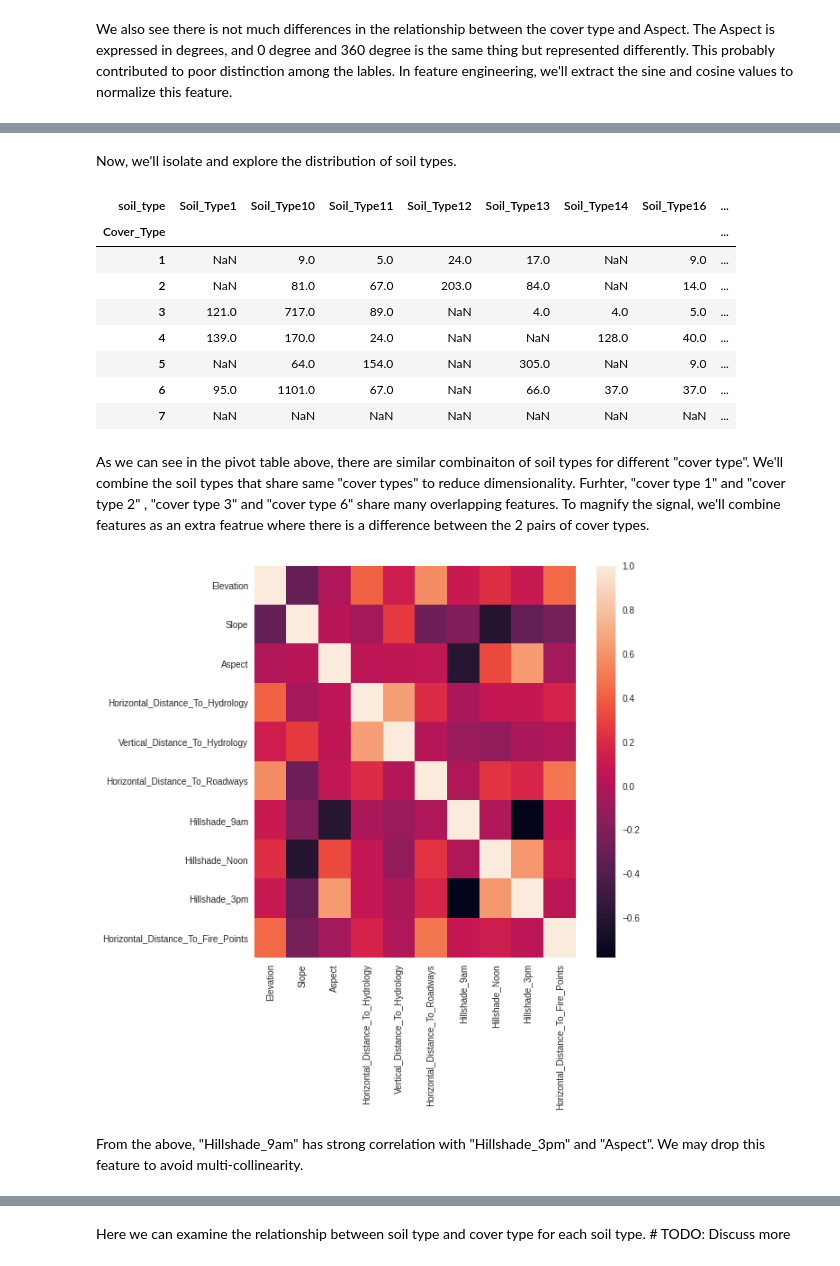
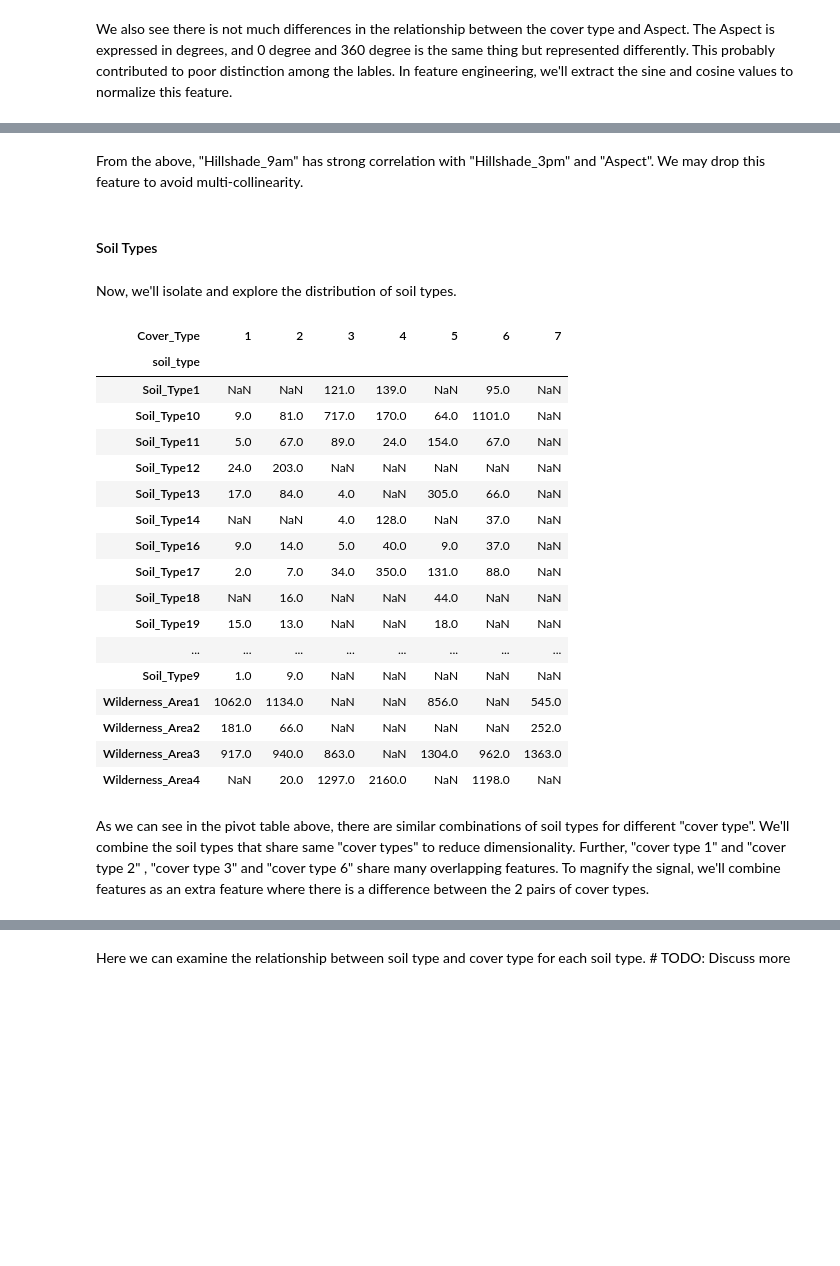
Before and after one commit to justinetaylor/mids-w207-final-project, a Jupyter notebook: clear_cut_solution.ipynb, the cells around one changed output, grey strips where cells are left out. Cells and saved outputs as stored; diff of their text form; code cells hidden in the pictures; blank space fills up the shorter version.

```diff
--- a/clear_cut_solution.ipynb
+++ b/clear_cut_solution.ipynb
@@ -170,3 +196,7 @@ No null values in the dataset. Also noted the "aspect" variable has a value betw
+# %% [markdown]
+From the above, "Hillshade_9am" has strong correlation with "Hillshade_3pm" and "Aspect". We may drop this feature to avoid multi-collinearity.
+# %% [markdown]
+#### Soil Types
 # %% [markdown]
 Now, we'll isolate and explore the distribution of soil types.
 # %%
@@ -193,30 +224,27 @@ mask1 = soil_df_unpivoted["yes"] ==1 #only keep rows of where the "soil type" is
 soil_df_unpivoted = soil_df_unpivoted[mask1]
 # %%
-#visualize cover type VS solil type in a pivot table.
+# Visualize cover type VS soil type in a pivot table.
 df1 = soil_df_unpivoted.groupby(["Cover_Type","soil_type"], as_index=False).count()
-df1 = df1.pivot("Cover_Type","soil_type","yes")
+df1 = df1.pivot("soil_type","Cover_Type","yes")
 df1
 # %% [output]
-| soil_type | Soil_Type1 | Soil_Type10 | Soil_Type11 | Soil_Type12 | Soil_Type13 | Soil_Type14 | Soil_Type16 | ... |
-| Cover_Type |  |  |  |  |  |  |  | ... |
-| 1 | NaN | 9.0 | 5.0 | 24.0 | 17.0 | NaN | 9.0 | ... |
-| 2 | NaN | 81.0 | 67.0 | 203.0 | 84.0 | NaN | 14.0 | ... |
-| 3 | 121.0 | 717.0 | 89.0 | NaN | 4.0 | 4.0 | 5.0 | ... |
-| 4 | 139.0 | 170.0 | 24.0 | NaN | NaN | 128.0 | 40.0 | ... |
-| 5 | NaN | 64.0 | 154.0 | NaN | 305.0 | NaN | 9.0 | ... |
-| 6 | 95.0 | 1101.0 | 67.0 | NaN | 66.0 | 37.0 | 37.0 | ... |
-| 7 | NaN | NaN | NaN | NaN | NaN | NaN | NaN | ... |
+| Cover_Type | 1 | 2 | 3 | 4 | 5 | 6 | 7 |
+| soil_type |  |  |  |  |  |  |  |
+| Soil_Type1 | NaN | NaN | 121.0 | 139.0 | NaN | 95.0 | NaN |
+| Soil_Type10 | 9.0 | 81.0 | 717.0 | 170.0 | 64.0 | 1101.0 | NaN |
+| Soil_Type11 | 5.0 | 67.0 | 89.0 | 24.0 | 154.0 | 67.0 | NaN |
+| Soil_Type12 | 24.0 | 203.0 | NaN | NaN | NaN | NaN | NaN |
+| Soil_Type13 | 17.0 | 84.0 | 4.0 | NaN | 305.0 | 66.0 | NaN |
+| Soil_Type14 | NaN | NaN | 4.0 | 128.0 | NaN | 37.0 | NaN |
+| Soil_Type16 | 9.0 | 14.0 | 5.0 | 40.0 | 9.0 | 37.0 | NaN |
+| Soil_Type17 | 2.0 | 7.0 | 34.0 | 350.0 | 131.0 | 88.0 | NaN |
+| Soil_Type18 | NaN | 16.0 | NaN | NaN | 44.0 | NaN | NaN |
+| Soil_Type19 | 15.0 | 13.0 | NaN | NaN | 18.0 | NaN | NaN |
+| ... | ... | ... | ... | ... | ... | ... | ... |
+| Soil_Type9 | 1.0 | 9.0 | NaN | NaN | NaN | NaN | NaN |
+| Wilderness_Area1 | 1062.0 | 1134.0 | NaN | NaN | 856.0 | NaN | 545.0 |
+| Wilderness_Area2 | 181.0 | 66.0 | NaN | NaN | NaN | NaN | 252.0 |
+| Wilderness_Area3 | 917.0 | 940.0 | 863.0 | NaN | 1304.0 | 962.0 | 1363.0 |
+| Wilderness_Area4 | NaN | 20.0 | 1297.0 | 2160.0 | NaN | 1198.0 | NaN |
 # %% [markdown]
-As we can see in the pivot table above, there are similar combinaiton of soil types for different "cover type". We'll combine the soil types that share same "cover types" to reduce dimensionality. Furhter, "cover type 1" and "cover type 2" , "cover type 3" and "cover type 6" share many overlapping features. To magnify the signal, we'll combine features as an extra featrue where there is a difference between the 2 pairs of cover types.
+As we can see in the pivot table above, there are similar combinations of soil types for different "cover type". We'll combine the soil types that share same "cover types" to reduce dimensionality. Further, "cover type 1" and "cover type 2" , "cover type 3" and "cover type 6" share many overlapping features. To magnify the signal, we'll combine features as an extra feature where there is a difference between the 2 pairs of cover types.
-# %%
-# Explore correlations between numerical features
-train_corr=train_df[num_cols].corr()
-
-#plot a heat map for correlations
-ax = plt.figure(figsize=(8,8))
-sns.heatmap(train_corr, xticklabels=train_corr.columns.values, yticklabels=train_corr.columns.values)
-plt.show()
-# %% [output]
-[figure, removed]
-# %% [markdown]
-From the above, "Hillshade_9am" has strong correlation with "Hillshade_3pm" and "Aspect". We may drop this feature to avoid multi-collinearity.
```
Also changed, not shown: parts of 100 cells of this notebook.
